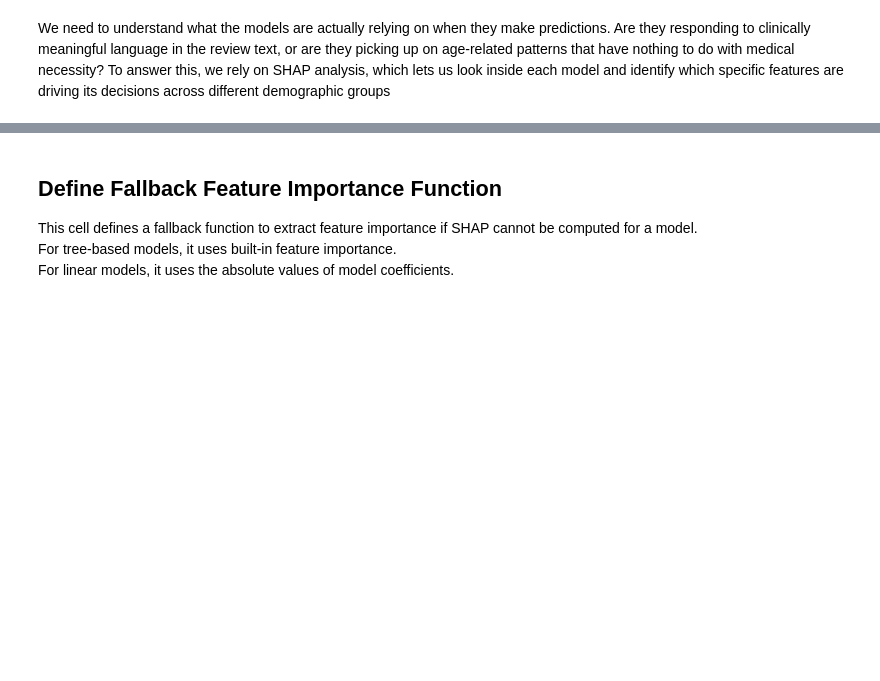
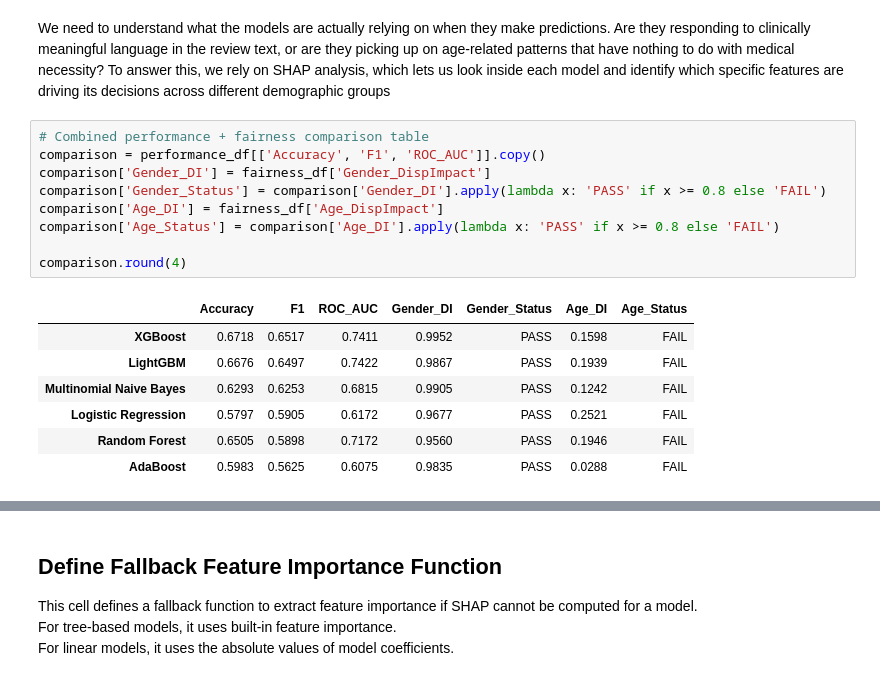
Before and after one commit to AnoshaRehan/insurance-bias-analysis, a Jupyter notebook: notebooks/bias_analysis.ipynb, the cells around one changed output, grey strips where cells are left out. Saved outputs shown, nothing was run; the diff lists cells and outputs as text; blank space fills up the shorter version.

```diff
--- a/notebooks/bias_analysis.ipynb
+++ b/notebooks/bias_analysis.ipynb
@@ -808,3 +873,20 @@ XGBoost                  : DI=0.1598  FAIL
 LightGBM                 : DI=0.1939  FAIL
 # %% [markdown]
 We need to understand what the models are actually relying on when they make predictions. Are they responding to clinically meaningful language in the review text, or are they picking up on age-related patterns that have nothing to do with medical necessity? To answer this, we rely on SHAP analysis, which lets us look inside each model and identify which specific features are driving its decisions across different demographic groups
+# %%
+# Combined performance + fairness comparison table
+comparison = performance_df[['Accuracy', 'F1', 'ROC_AUC']].copy()
+comparison['Gender_DI'] = fairness_df['Gender_DispImpact']
+comparison['Gender_Status'] = comparison['Gender_DI'].apply(lambda x: 'PASS' if x >= 0.8 else 'FAIL')
+comparison['Age_DI'] = fairness_df['Age_DispImpact']
+comparison['Age_Status'] = comparison['Age_DI'].apply(lambda x: 'PASS' if x >= 0.8 else 'FAIL')
+
+comparison.round(4)
+# %% [output]
+|  | Accuracy | F1 | ROC_AUC | Gender_DI | Gender_Status | Age_DI | Age_Status |
+| XGBoost | 0.6718 | 0.6517 | 0.7411 | 0.9952 | PASS | 0.1598 | FAIL |
+| LightGBM | 0.6676 | 0.6497 | 0.7422 | 0.9867 | PASS | 0.1939 | FAIL |
+| Multinomial Naive Bayes | 0.6293 | 0.6253 | 0.6815 | 0.9905 | PASS | 0.1242 | FAIL |
+| Logistic Regression | 0.5797 | 0.5905 | 0.6172 | 0.9677 | PASS | 0.2521 | FAIL |
+| Random Forest | 0.6505 | 0.5898 | 0.7172 | 0.9560 | PASS | 0.1946 | FAIL |
+| AdaBoost | 0.5983 | 0.5625 | 0.6075 | 0.9835 | PASS | 0.0288 | FAIL |
```
Also changed, not shown: parts of 5 cells of this notebook.
